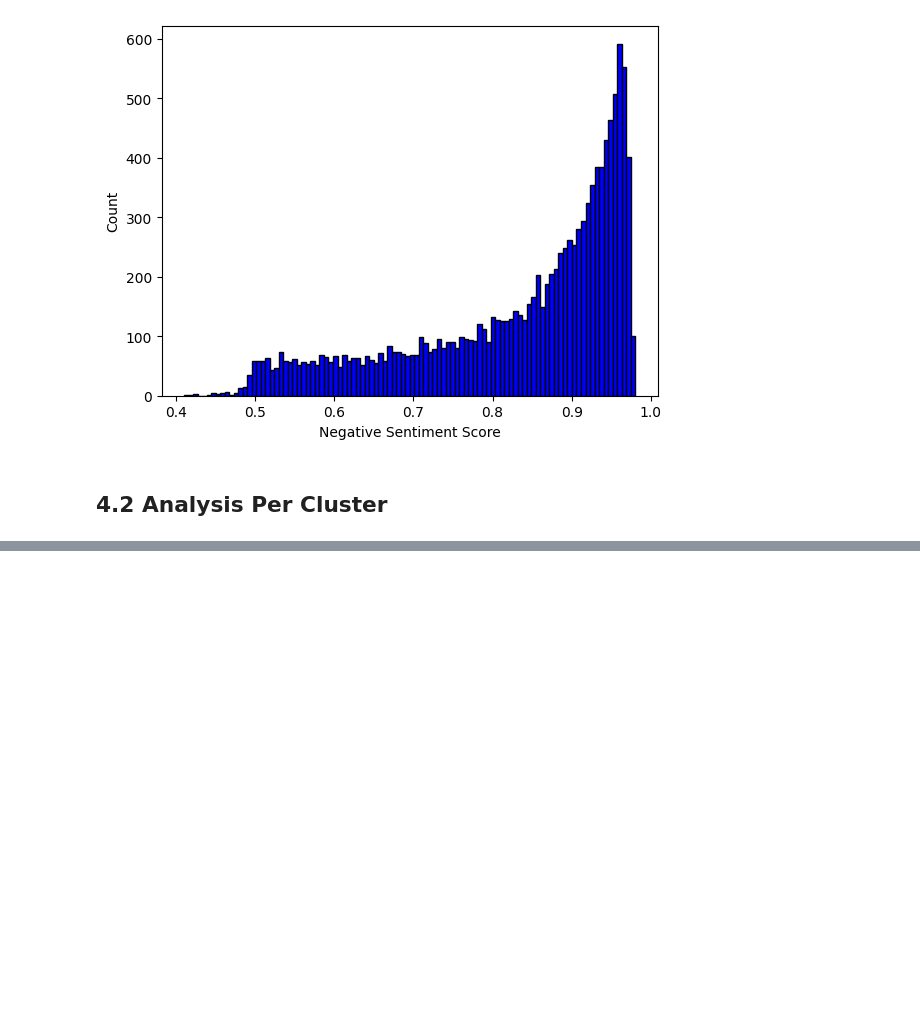
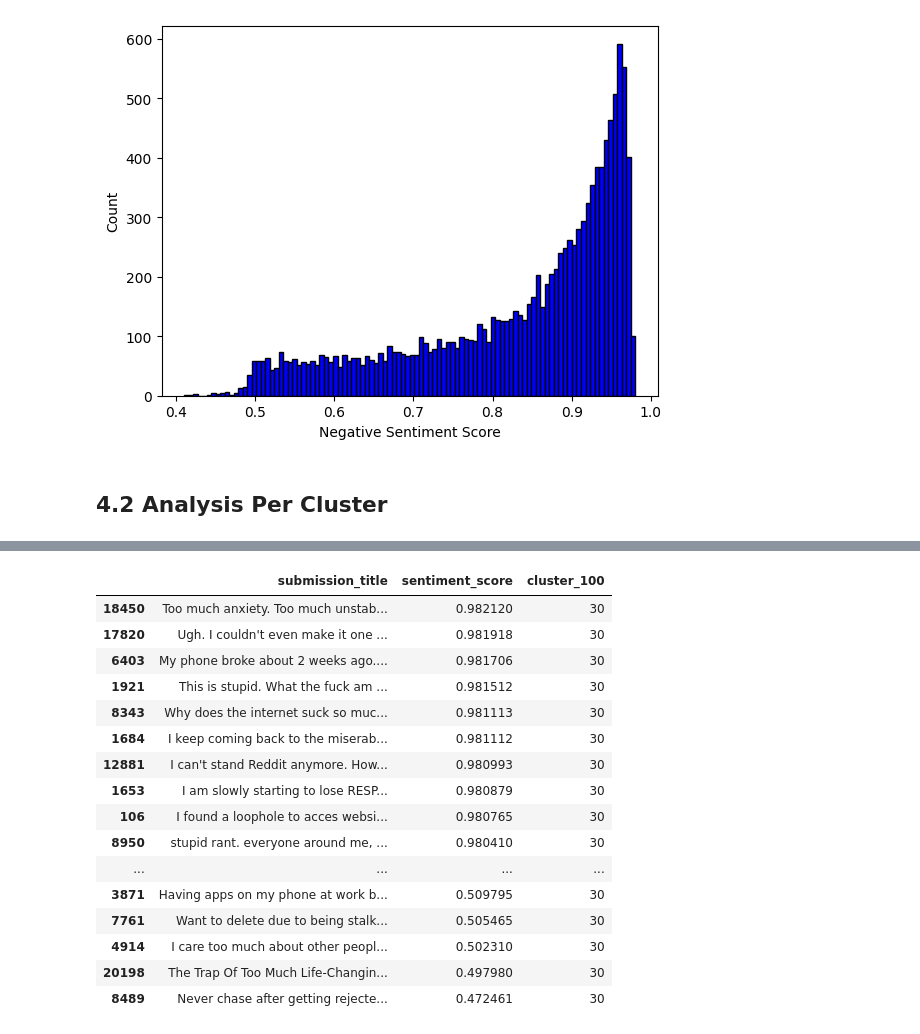
Before and after one commit to vravoson/Digital_Addiction, a Jupyter notebook: AnomalyDetection_SentimentAnalysis.ipynb, the cells around one changed output, grey strips where cells are left out. Drawn from its saved outputs; the diff is of its cells as text; code cells hidden in the pictures; blank space fills up the shorter version.

```diff
--- a/AnomalyDetection_SentimentAnalysis.ipynb
+++ b/AnomalyDetection_SentimentAnalysis.ipynb
@@ -80,0 +98,25 @@ plt.grid(None)
+# %%
+data_clusters['cluster_100'] = clusters["KMeans_k=100"]
+#data_clusters[data_clusters.sentiment_label == "POS"][['cluster_100','sentiment_score']].groupby('cluster_100').median()['sentiment_score'].hist(bins=100)
+pd.options.display.max_colwidth = 100
+cluster_id = data_clusters['cluster_100'].unique()[6]
+cluster_id_data = data_clusters[data_clusters['cluster_100'] == cluster_id]
+cluster_id_data[cluster_id_data['sentiment_label'] == 'NEG'][['submission_title', 'sentiment_score', 'cluster_100']].sort_values(by = 'sentiment_score', ascending = False)
+# %% [output]
+|  | submission_title | sentiment_score | cluster_100 |
+| 18450 | Too much anxiety. Too much unstab... | 0.982120 | 30 |
+| 17820 | Ugh. I couldn't even make it one ... | 0.981918 | 30 |
+| 6403 | My phone broke about 2 weeks ago.... | 0.981706 | 30 |
+| 1921 | This is stupid. What the fuck am ... | 0.981512 | 30 |
+| 8343 | Why does the internet suck so muc... | 0.981113 | 30 |
+| 1684 | I keep coming back to the miserab... | 0.981112 | 30 |
+| 12881 | I can't stand Reddit anymore. How... | 0.980993 | 30 |
+| 1653 | I am slowly starting to lose RESP... | 0.980879 | 30 |
+| 106 | I found a loophole to acces websi... | 0.980765 | 30 |
+| 8950 | stupid rant. everyone around me, ... | 0.980410 | 30 |
+| ... | ... | ... | ... |
+| 3871 | Having apps on my phone at work b... | 0.509795 | 30 |
+| 7761 | Want to delete due to being stalk... | 0.505465 | 30 |
+| 4914 | I care too much about other peopl... | 0.502310 | 30 |
+| 20198 | The Trap Of Too Much Life-Changin... | 0.497980 | 30 |
+| 8489 | Never chase after getting rejecte... | 0.472461 | 30 |
```
Also changed, not shown: parts of 1 cell of this notebook.
